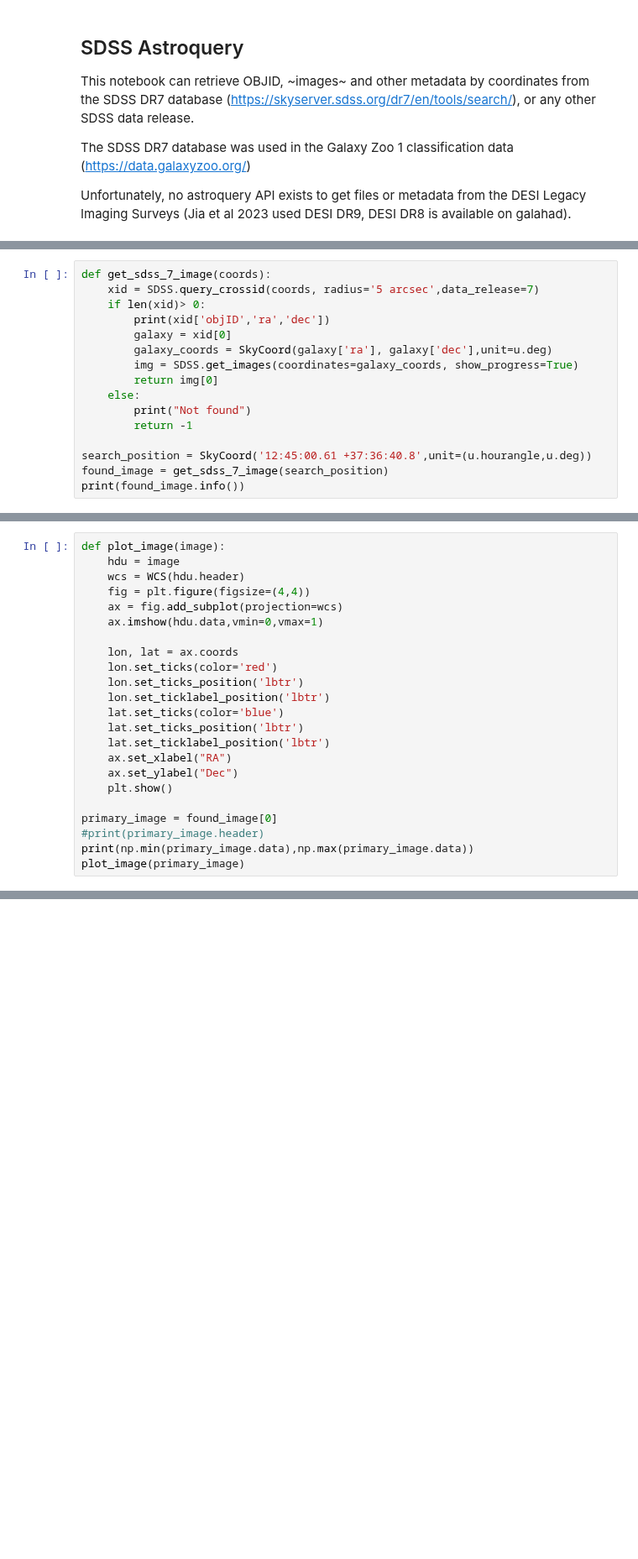
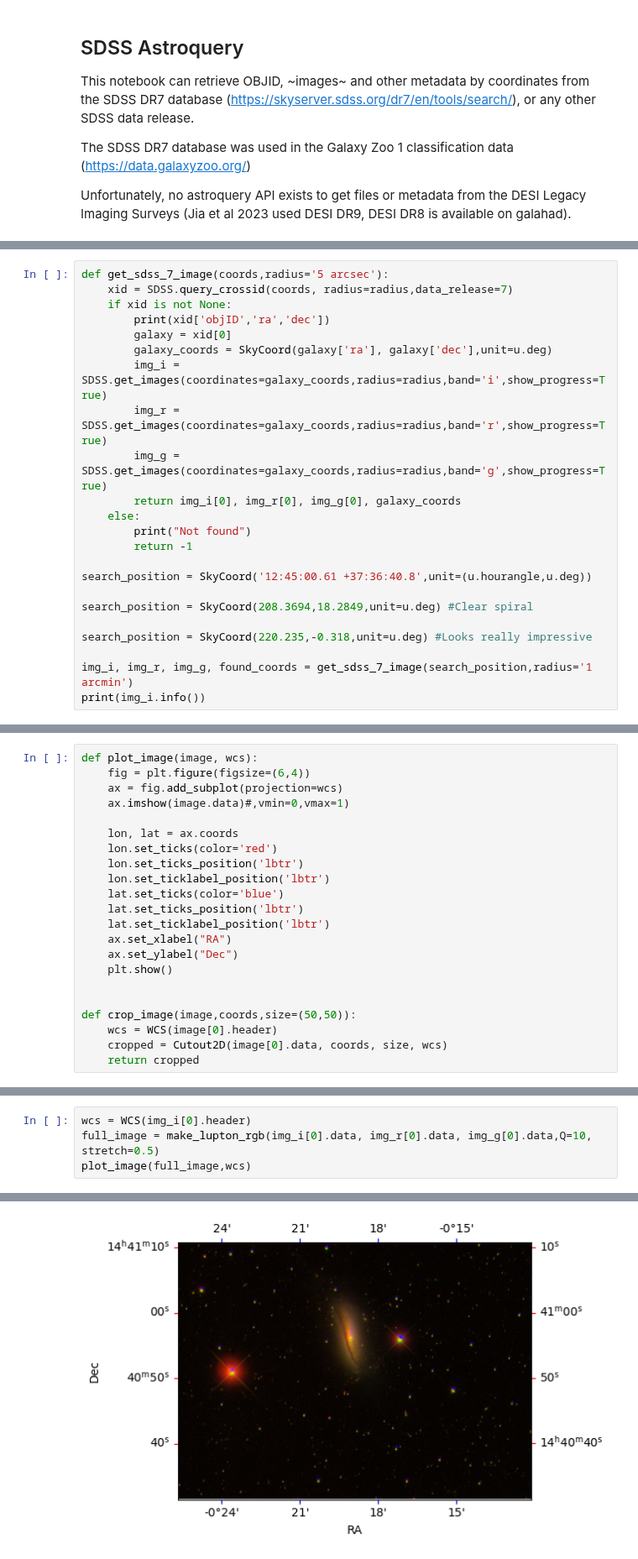
Before and after one commit to neil-power/mphys-galaxy, a Jupyter notebook: Code/astroquery.ipynb, the cells around one changed output, grey strips where cells are left out. Shown at 84% size. Drawn from its saved outputs; the diff is of its cells as text; blank space fills up the shorter version.

Commit message:
Added rgb plots for SDSS

```diff
--- a/Code/astroquery.ipynb
+++ b/Code/astroquery.ipynb
@@ -16,19 +18,26 @@ from astropy.wcs import WCS
 # %%
-def get_sdss_7_image(coords):
-    xid = SDSS.query_crossid(coords, radius='5 arcsec',data_release=7)
-    if len(xid)> 0:
+def get_sdss_7_image(coords,radius='5 arcsec'):
+    xid = SDSS.query_crossid(coords, radius=radius,data_release=7)
+    if xid is not None:
         print(xid['objID','ra','dec'])
         galaxy = xid[0]
         galaxy_coords = SkyCoord(galaxy['ra'], galaxy['dec'],unit=u.deg)
-        img = SDSS.get_images(coordinates=galaxy_coords, show_progress=True)
-        return img[0]
+        img_i = SDSS.get_images(coordinates=galaxy_coords,radius=radius,band='i',show_progress=True)
+        img_r = SDSS.get_images(coordinates=galaxy_coords,radius=radius,band='r',show_progress=True)
+        img_g = SDSS.get_images(coordinates=galaxy_coords,radius=radius,band='g',show_progress=True)
+        return img_i[0], img_r[0], img_g[0], galaxy_coords
     else:
         print("Not found")
         return -1
 
 search_position = SkyCoord('12:45:00.61 +37:36:40.8',unit=(u.hourangle,u.deg))
-found_image = get_sdss_7_image(search_position)
-print(found_image.info())
+
+search_position = SkyCoord(208.3694,18.2849,unit=u.deg) #Clear spiral
+
+search_position = SkyCoord(220.235,-0.318,unit=u.deg) #Looks really impressive
+
+img_i, img_r, img_g, found_coords = get_sdss_7_image(search_position,radius='1 arcmin')
+print(img_i.info())
 # %% [output]
 WARNING: Field info are not available for this data release [astroquery.sdss.field_names]
 WARNING: Field info are not available for this data release [astroquery.sdss.field_names]
@@ -43,12 +52,10 @@ No.    Name      Ver    Type      Cards   Dimensions   Format
   3                1 BinTableHDU     79   1R x 31C   [J, 3A, J, A, D, D, 2J, J, D, D, D, D, D, D, D, D, D, D, D, D, D, D, D, D, D, D, D, D, D, E, E]
 None
 # %%
-def plot_image(image):
-    hdu = image
-    wcs = WCS(hdu.header)
-    fig = plt.figure(figsize=(4,4))
+def plot_image(image, wcs):
+    fig = plt.figure(figsize=(6,4))
     ax = fig.add_subplot(projection=wcs)
-    ax.imshow(hdu.data,vmin=0,vmax=1)
+    ax.imshow(image.data)#,vmin=0,vmax=1)
 
     lon, lat = ax.coords
     lon.set_ticks(color='red')
@@ -61,7 +68,8 @@ def plot_image(image):
     ax.set_ylabel("Dec")
     plt.show()
 
-primary_image = found_image[0]
-#print(primary_image.header)
-print(np.min(primary_image.data),np.max(primary_image.data))
-plot_image(primary_image)
+
+def crop_image(image,coords,size=(50,50)):
+    wcs = WCS(image[0].header)
+    cropped = Cutout2D(image[0].data, coords, size, wcs)
+    return cropped
@@ -97,0 +76,5 @@ WARNING: FITSFixedWarning: 'datfix' made the change 'Set MJD-OBS to 53080.000000
+# %%
+wcs = WCS(img_i[0].header)
+full_image = make_lupton_rgb(img_i[0].data, img_r[0].data, img_g[0].data,Q=10, stretch=0.5)
+plot_image(full_image,wcs)
+# %% [output]
@@ -97,0 +85 @@ WARNING: FITSFixedWarning: 'datfix' made the change 'Set MJD-OBS to 53080.000000
+[figure, added]
```
Also changed, not shown: parts of 7 cells of this notebook.
